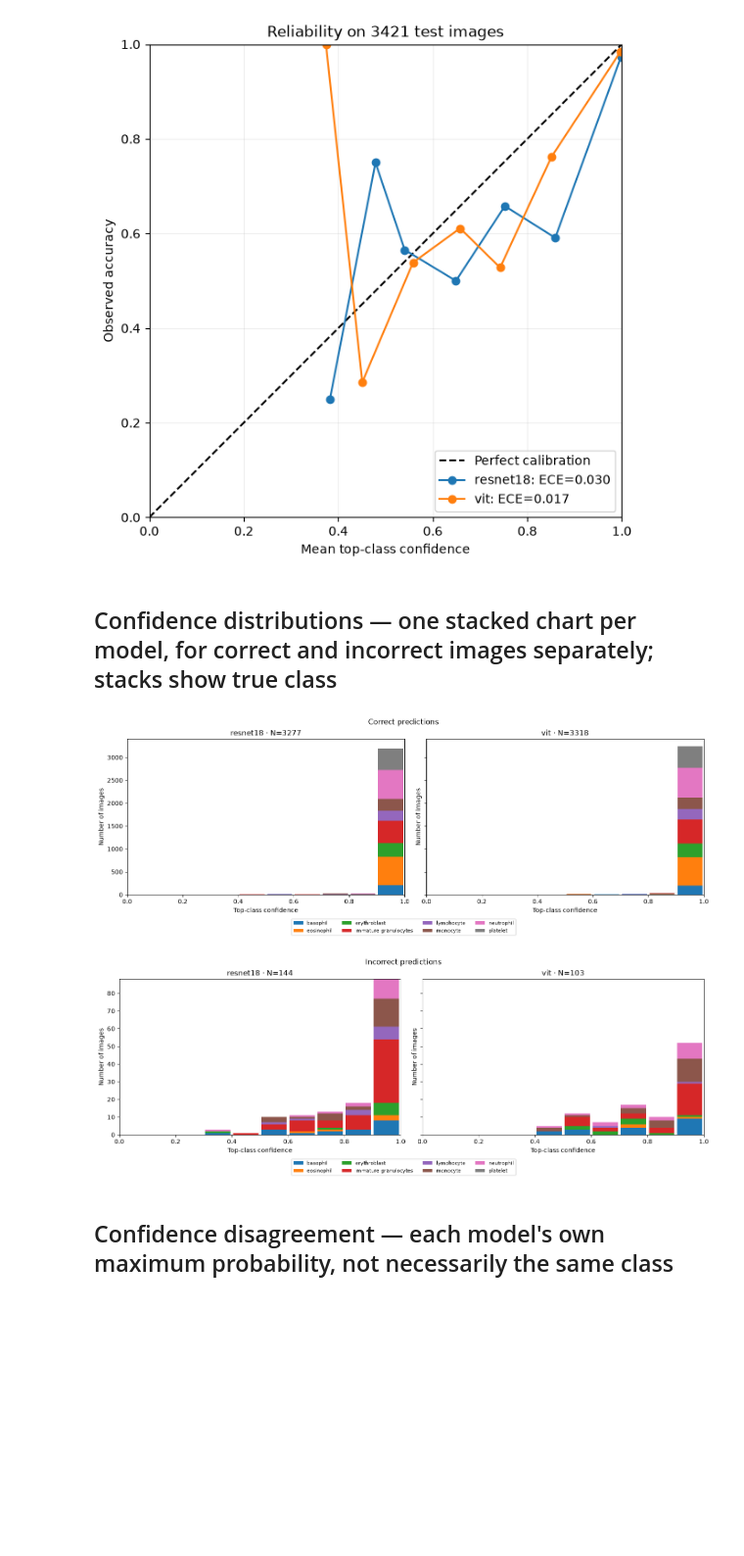
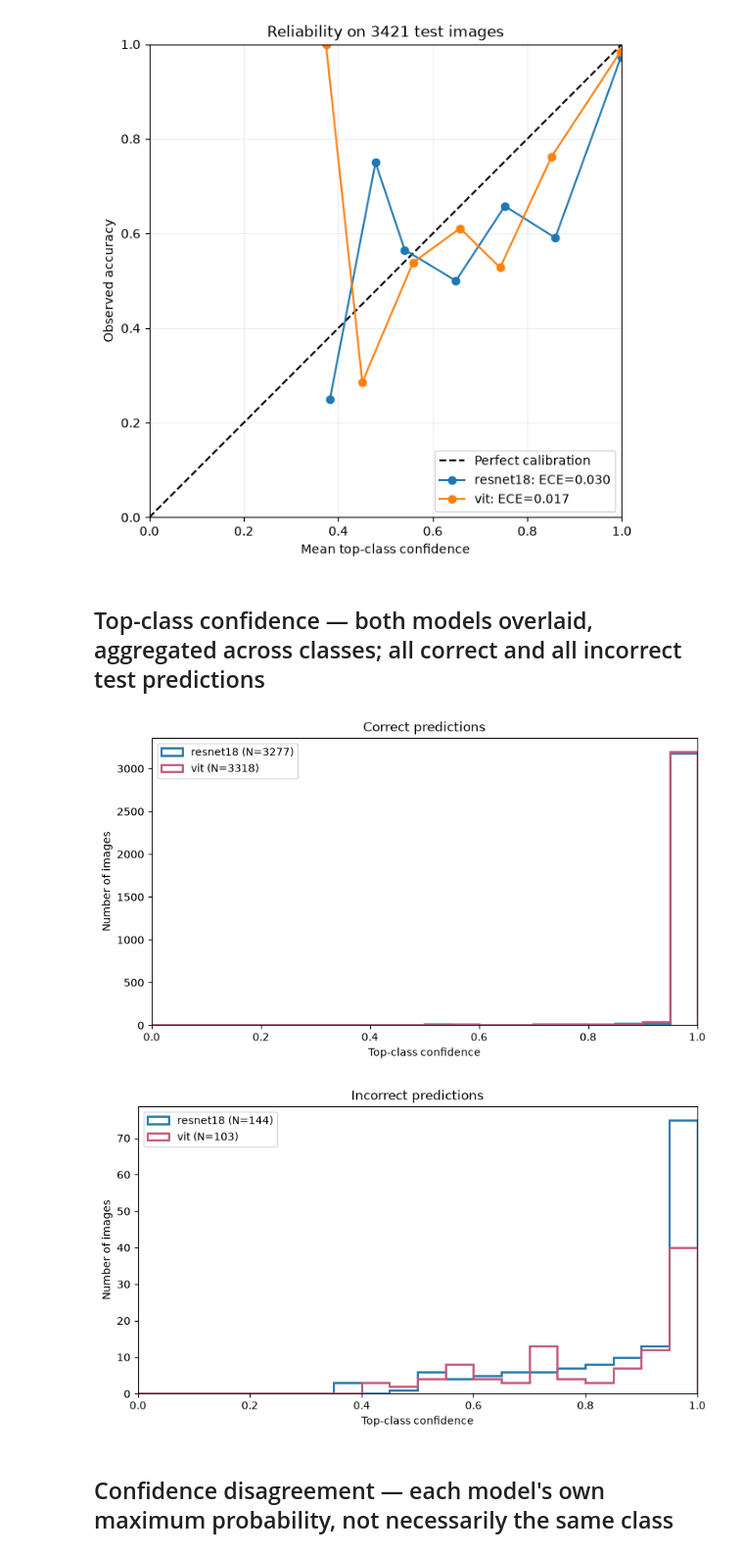
Before and after one commit to jseibezeder/AI_and_Visualization_Project, a Jupyter notebook: confidence_analysis.ipynb, the cells around one changed output. Shown at 98% size. Saved outputs shown, nothing was run; the diff lists cells and outputs as text; code cells hidden in the pictures; blank space fills up the shorter version.

Commit message:
Replace stacked confidence bars with overlaid histograms

```diff
--- a/confidence_analysis.ipynb
+++ b/confidence_analysis.ipynb
@@ -63,26 +63,20 @@ resnet18: accuracy=95.79%, mean confidence=98.71%, ECE=0.0302
 vit: accuracy=96.99%, mean confidence=98.62%, ECE=0.0167
 [figure]
 # %% [markdown]
-## Confidence distributions — one stacked chart per model, for correct and incorrect images separately; stacks show true class
+## Top-class confidence — both models overlaid, aggregated across classes; all correct and all incorrect test predictions
 # %%
 for is_correct, title in [(True, 'Correct predictions'), (False, 'Incorrect predictions')]:
-    fig, axes = plt.subplots(1, 2, figsize=(14, 5), sharey=True, layout='constrained')
-    for m, ax in enumerate(axes):
-        bottom = np.zeros(n_bins)
-        for c, class_name in enumerate(class_names):
-            mask = (correct[m] == is_correct) & (labels == c)
-            counts = np.histogram(confidence[m, mask], bins=bins)[0]
-            ax.bar(centers, counts, width=0.09, bottom=bottom, color=f'C{c}', label=class_name)
-            bottom += counts
-        ax.set(title=f'{model_names[m]} · N={(correct[m] == is_correct).sum()}',
-               xlabel='Top-class confidence', ylabel='Number of images', xlim=(0, 1))
-    handles, names = axes[0].get_legend_handles_labels()
-    fig.legend(handles, names, loc='outside lower center', ncol=4, fontsize=8)
-    fig.suptitle(title)
+    fig, ax = plt.subplots(figsize=(8, 4.5), layout='constrained')
+    for m, color in enumerate(['#2678ad', '#c25a7c']):
+        mask = correct[m] == is_correct
+        ax.hist(confidence[m, mask], bins=np.linspace(0, 1, 21), histtype='step',
+                linewidth=2, color=color, label=f'{model_names[m]} (N={mask.sum()})')
+    ax.set(title=title, xlabel='Top-class confidence', ylabel='Number of images', xlim=(0, 1))
+    ax.legend()
     plt.show()
 # %% [output]
-[figure, old version]
+[figure, new version]
-[figure, old version]
+[figure, new version]
 # %% [markdown]
 ## Confidence disagreement — each model's own maximum probability, not necessarily the same class
 # %%
```
